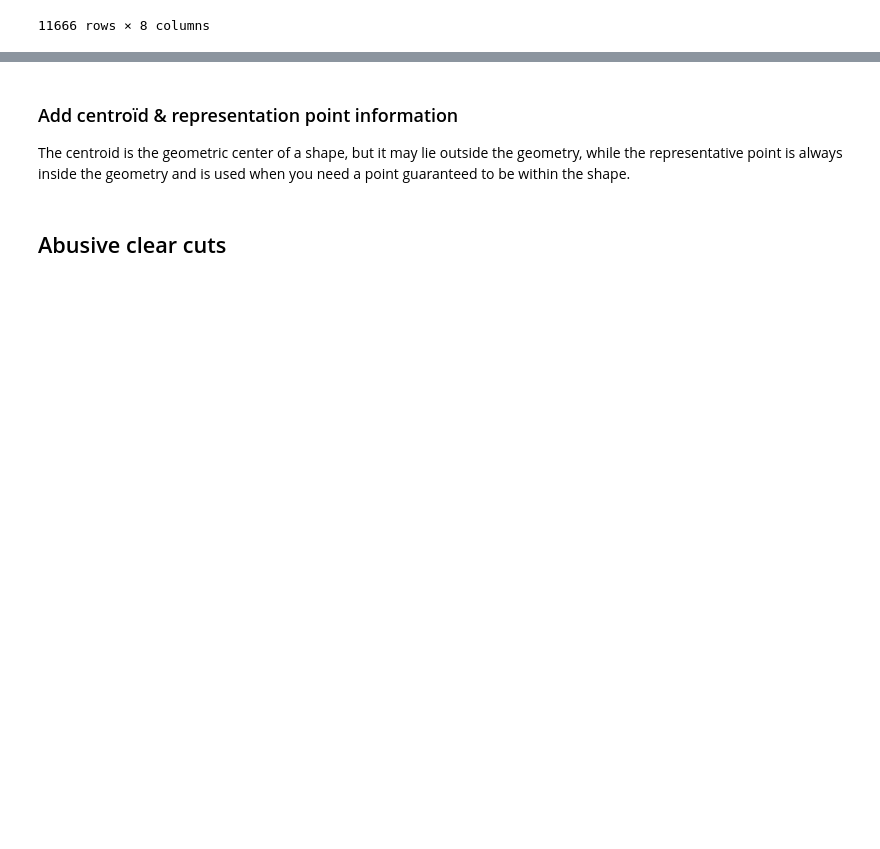
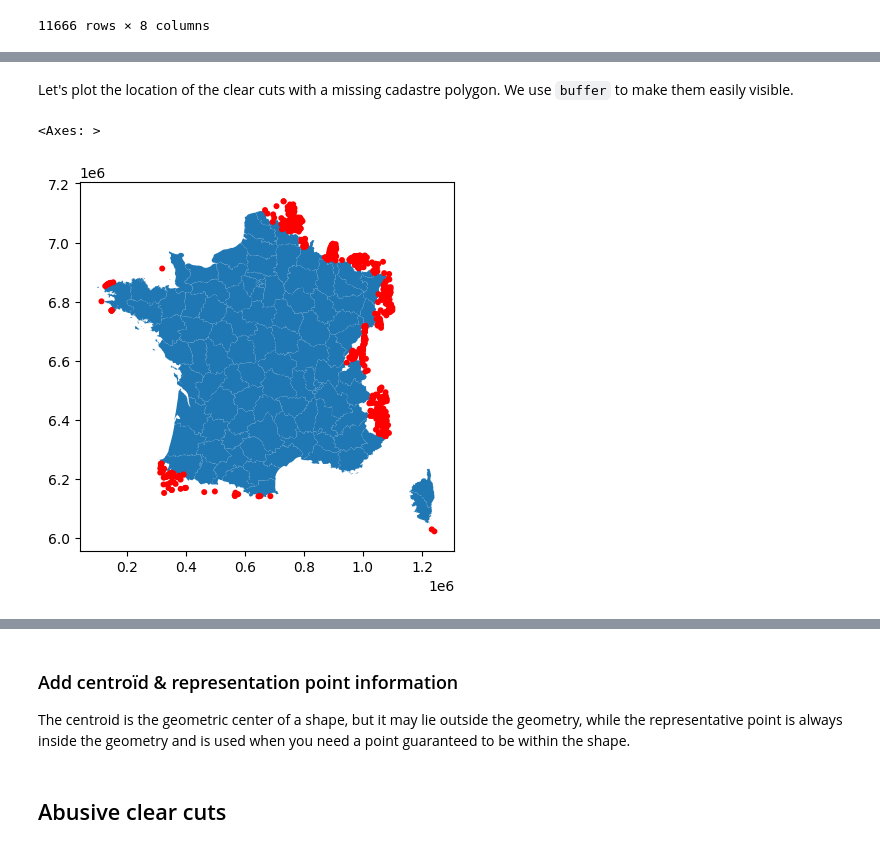
Before and after one commit to dataforgoodfr/13_brigade_coupes_rases, a Jupyter notebook: analytics/notebooks/stats_abusive_clear_cuts.ipynb, the cells around one changed output, grey strips where cells are left out. Cells and saved outputs as stored; diff of their text form; code cells hidden in the pictures; blank space fills up the shorter version.

```diff
--- a/analytics/notebooks/stats_abusive_clear_cuts.ipynb
+++ b/analytics/notebooks/stats_abusive_clear_cuts.ipynb
@@ -57,3 +59,8 @@ slope30
 | 764110 | POLYGON ((313812.5 6264437.5, 313... |
 | 764111 | POLYGON ((311762.5 6266637.5, 311... |
 764112 rows × 1 columns
+# %%
+departments: gpd.GeoDataFrame = gpd.read_file(
+    "../data/cadastre/cadastre_france_departments.fgb"
+)
+departments
@@ -167,0 +282,10 @@ sufosat
+# %% [markdown]
+Let's plot the location of the clear cuts with a missing cadastre polygon.
+We use `buffer` to make them easily visible.
+# %%
+fig, ax = plt.subplots()
+departments.plot(ax=ax)
+sufosat[sufosat.isna().sum(axis=1) > 0].buffer(10000).plot(ax=ax, color="red")
+# %% [output]
+<Axes: >
+[figure, added]
```
Also changed, not shown: parts of 18 cells of this notebook, 1 other file.
